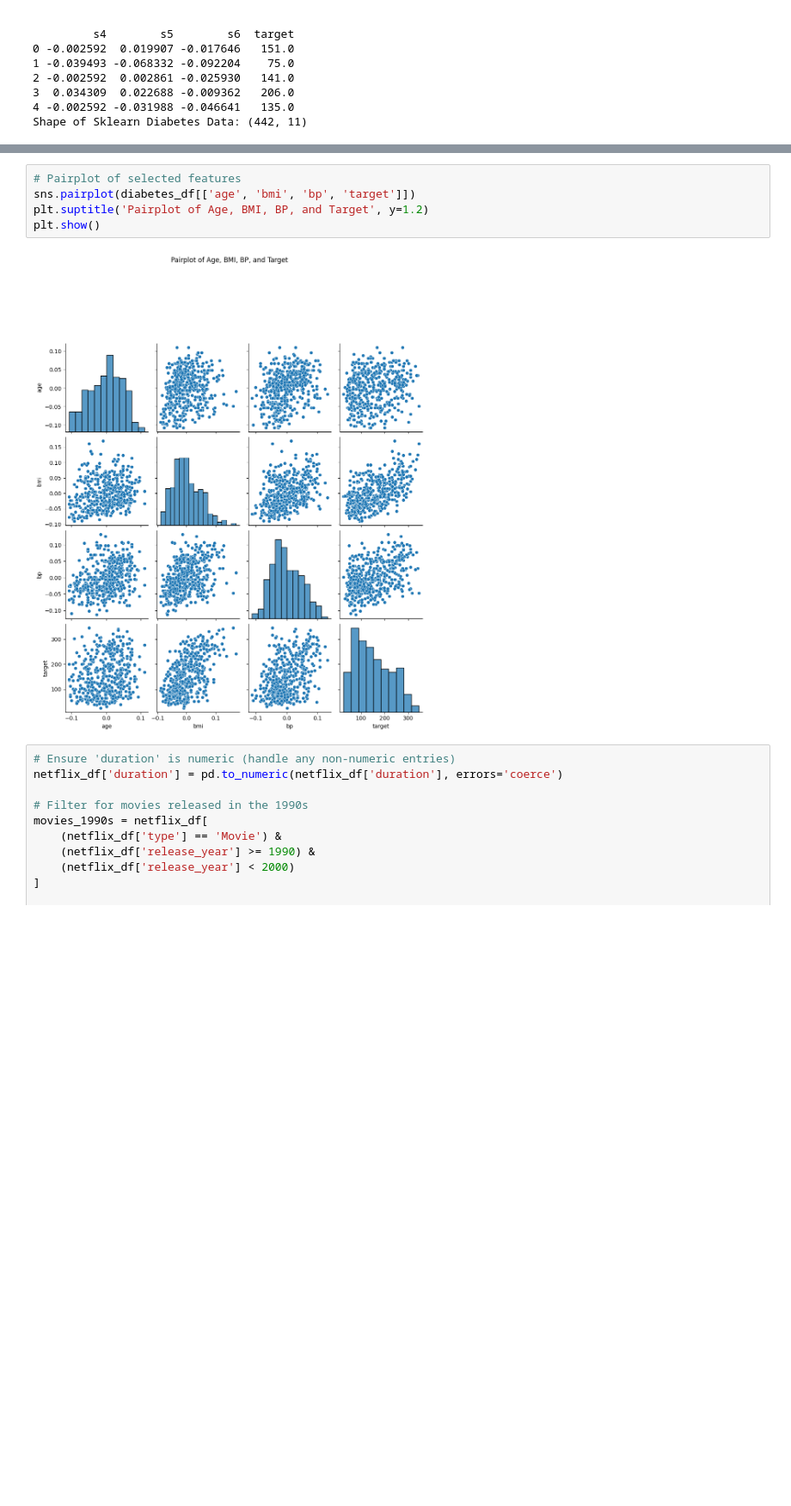
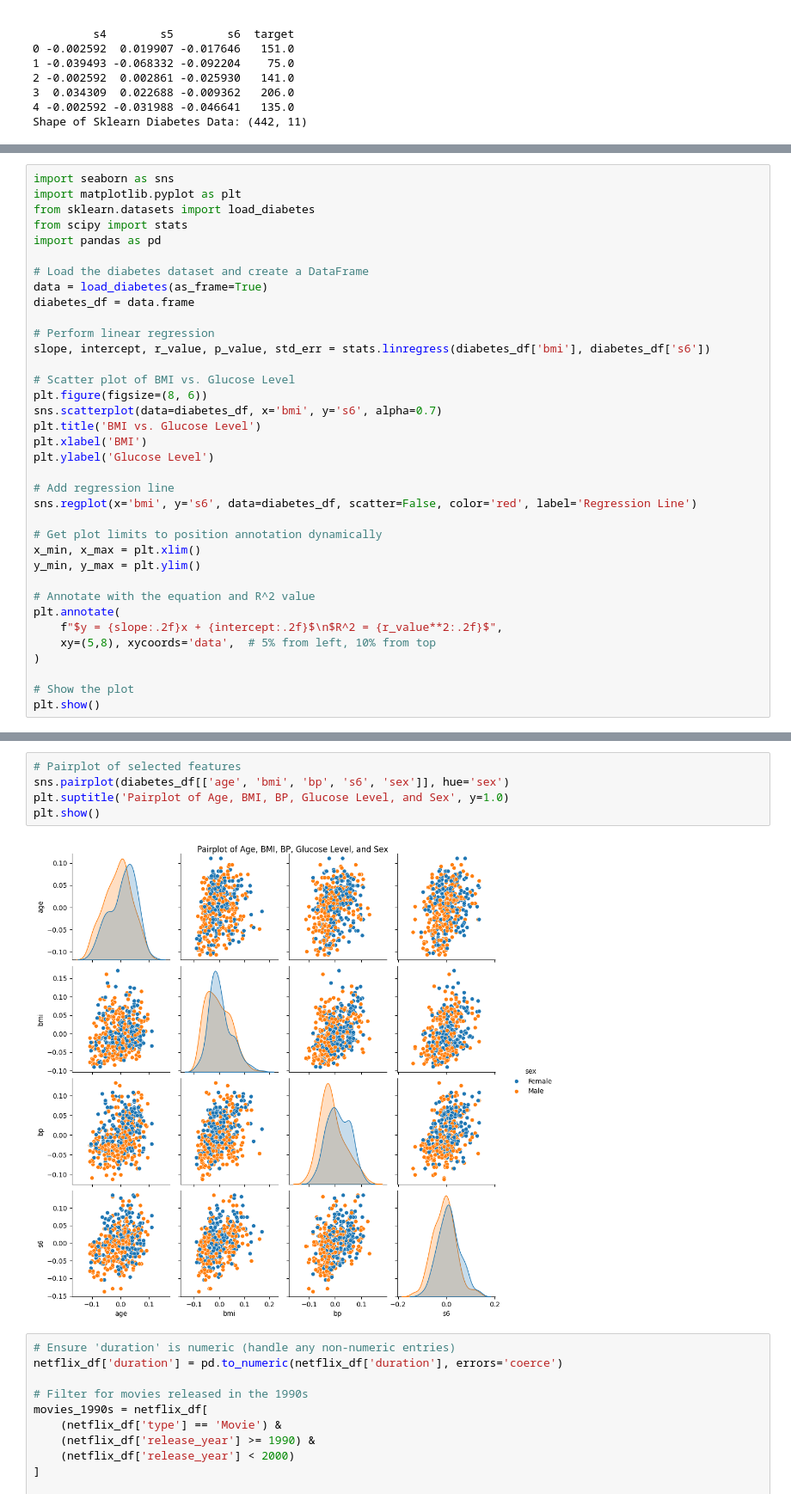
Before and after one commit to sarahajbane/colab_workbook_templates, a Jupyter notebook: Untitled0.ipynb, the cells around one changed output, grey strips where cells are left out. Shown at 86% size. Saved outputs shown, nothing was run; the diff lists cells and outputs as text; blank space fills up the shorter version.

```diff
--- a/Untitled0.ipynb
+++ b/Untitled0.ipynb
@@ -165,0 +255,36 @@ plt.show()
+# %%
+import seaborn as sns
+import matplotlib.pyplot as plt
+from sklearn.datasets import load_diabetes
+from scipy import stats
+import pandas as pd
+
+# Load the diabetes dataset and create a DataFrame
+data = load_diabetes(as_frame=True)
+diabetes_df = data.frame
+
+# Perform linear regression
+slope, intercept, r_value, p_value, std_err = stats.linregress(diabetes_df['bmi'], diabetes_df['s6'])
+
+# Scatter plot of BMI vs. Glucose Level
+plt.figure(figsize=(8, 6))
+sns.scatterplot(data=diabetes_df, x='bmi', y='s6', alpha=0.7)
+plt.title('BMI vs. Glucose Level')
+plt.xlabel('BMI')
+plt.ylabel('Glucose Level')
+
+# Add regression line
+sns.regplot(x='bmi', y='s6', data=diabetes_df, scatter=False, color='red', label='Regression Line')
+
+# Get plot limits to position annotation dynamically
+x_min, x_max = plt.xlim()
+y_min, y_max = plt.ylim()
+
+# Annotate with the equation and R^2 value
+plt.annotate(
+    f"$y = {slope:.2f}x + {intercept:.2f}$\n$R^2 = {r_value**2:.2f}$",
+    xy=(5,8), xycoords='data',  # 5% from left, 10% from top
+)
+
+# Show the plot
+plt.show()
@@ -166,10 +293,10 @@ plt.show()
 # %%
 # Pairplot of selected features
-sns.pairplot(diabetes_df[['age', 'bmi', 'bp', 'target']])
-plt.suptitle('Pairplot of Age, BMI, BP, and Target', y=1.2)
+sns.pairplot(diabetes_df[['age', 'bmi', 'bp', 's6', 'sex']], hue='sex')
+plt.suptitle('Pairplot of Age, BMI, BP, Glucose Level, and Sex', y=1.0)
 plt.show()
 # %% [output]
-[figure, old version]
+[figure, new version]
 # %%
 # Ensure 'duration' is numeric (handle any non-numeric entries)
 netflix_df['duration'] = pd.to_numeric(netflix_df['duration'], errors='coerce')
```
Also changed, not shown: parts of 13 cells of this notebook.
